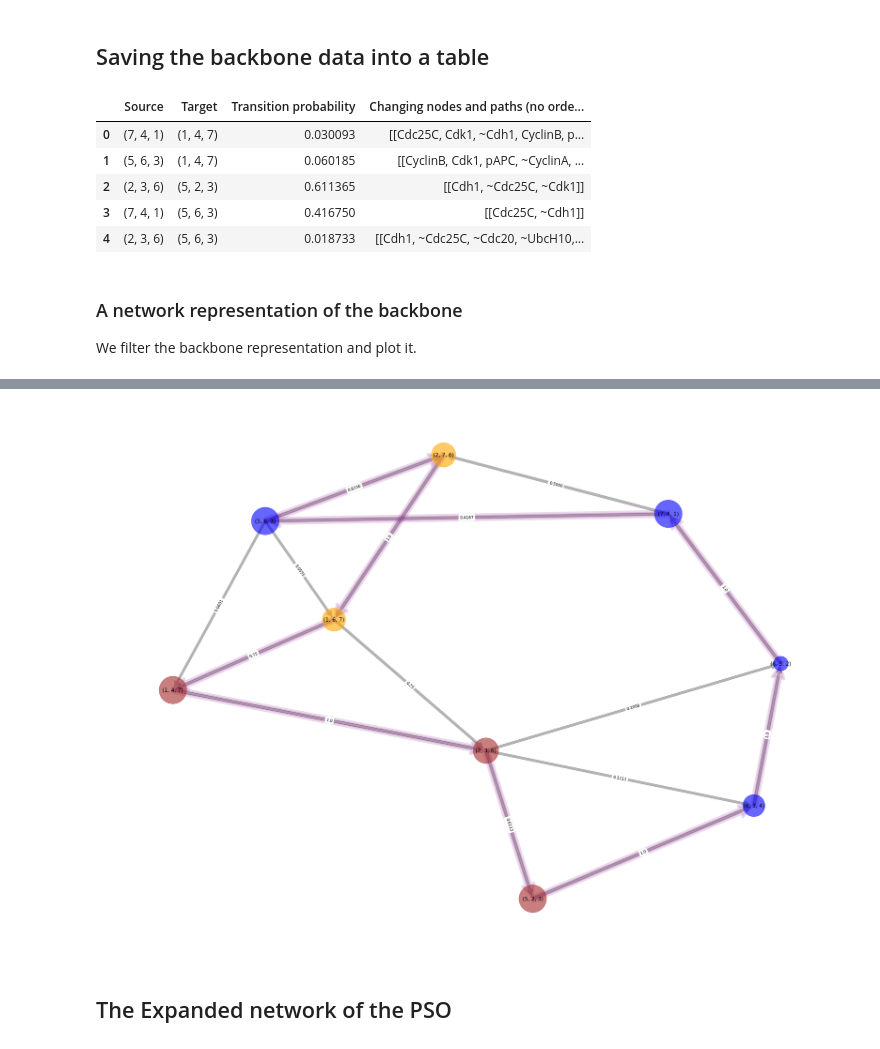
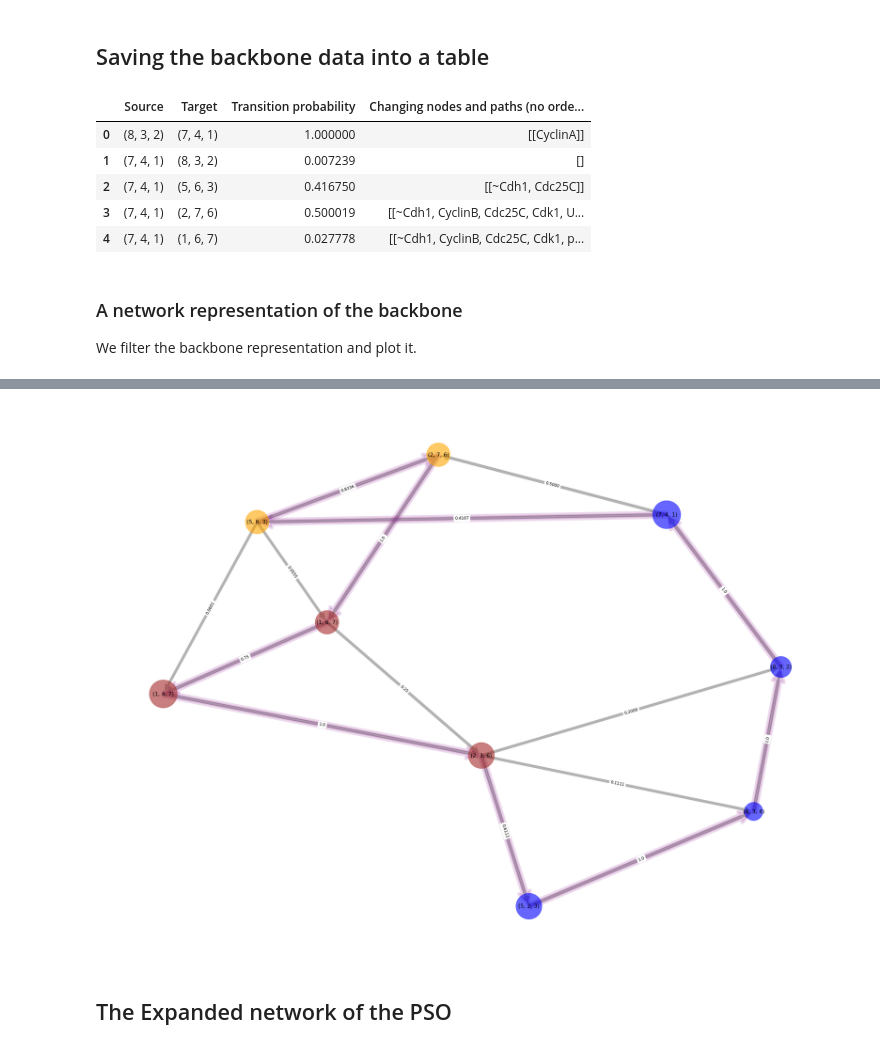
Before and after one commit to deriteidavid/conditionally_stable_circuits, a Jupyter notebook: Supplementary_notebook.ipynb, the cells around one changed output, grey strips where cells are left out. Saved outputs shown, nothing was run; the diff lists cells and outputs as text; code cells hidden in the pictures.

```diff
--- a/Supplementary_notebook.ipynb
+++ b/Supplementary_notebook.ipynb
@@ -304,7 +309,7 @@ for source_PN, target_PN in G_BB.edges():
     path_changes=[]
     for path in nx.all_simple_paths(g,source_PN,target_PN, cutoff=11):
         if len(set(path).intersection(PN_set))==0:
-            edges_on_the_path=zip(path[:-1],path[1:])
+            edges_on_the_path=list(zip(path[:-1],path[1:]))
             path_changes.append([changing_nodes_all[e] for e in edges_on_the_path])
             assert edges_on_the_path[-1][1] == target_PN
 
@@ -341,11 +346,11 @@ df_ew.to_excel('Backbone_edges.xlsx')
 df_ew.head()
 # %% [output]
 |  | Source | Target | Transition probability | Changing nodes and paths (no orde... |
-| 0 | (7, 4, 1) | (1, 4, 7) | 0.030093 | [[Cdc25C, Cdk1, ~Cdh1, CyclinB, p... |
-| 1 | (5, 6, 3) | (1, 4, 7) | 0.060185 | [[CyclinB, Cdk1, pAPC, ~CyclinA, ... |
-| 2 | (2, 3, 6) | (5, 2, 3) | 0.611365 | [[Cdh1, ~Cdc25C, ~Cdk1]] |
-| 3 | (7, 4, 1) | (5, 6, 3) | 0.416750 | [[Cdc25C, ~Cdh1]] |
-| 4 | (2, 3, 6) | (5, 6, 3) | 0.018733 | [[Cdh1, ~Cdc25C, ~Cdc20, ~UbcH10,... |
+| 0 | (8, 3, 2) | (7, 4, 1) | 1.000000 | [[CyclinA]] |
+| 1 | (7, 4, 1) | (8, 3, 2) | 0.007239 | [] |
+| 2 | (7, 4, 1) | (5, 6, 3) | 0.416750 | [[~Cdh1, Cdc25C]] |
+| 3 | (7, 4, 1) | (2, 7, 6) | 0.500019 | [[~Cdh1, CyclinB, Cdc25C, Cdk1, U... |
+| 4 | (7, 4, 1) | (1, 6, 7) | 0.027778 | [[~Cdh1, CyclinB, Cdc25C, Cdk1, p... |
 # %% [markdown]
 ### A network representation of the backbone
 We filter the backbone representation and plot it.
@@ -360,6 +365,7 @@ node_scaling=100
 plt.figure(figsize=fig_dimensions)
 pos =nx.kamada_kawai_layout(G_BB)
 
+node_colors=[attractor_colormap[closest_module_attractor[i]] for i in G_BB.nodes()]
 edge_labels={e:str(G_BB_edge_weights[e])[:6] for e in G_BB.edges()}
 node_weights=[float(state_occurances[j])*node_scaling*5 for j in g.nodes()]
 
@@ -379,4 +385,4 @@ plt.axis('off')
-[figure, old version]
+[figure, new version]
 # %% [markdown]
 ## The Expanded network of the PSO
 # %%
```
Also changed, not shown: parts of 12 cells of this notebook, 3 other files.
